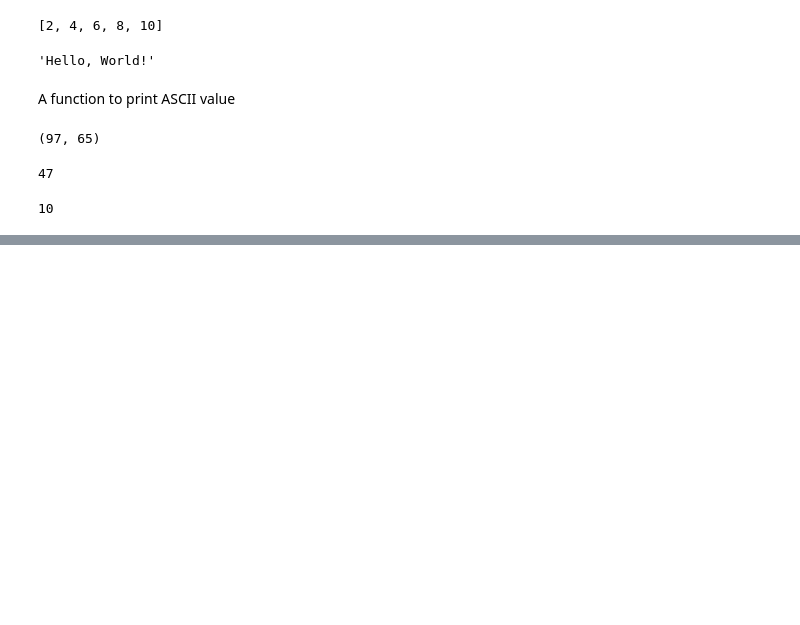
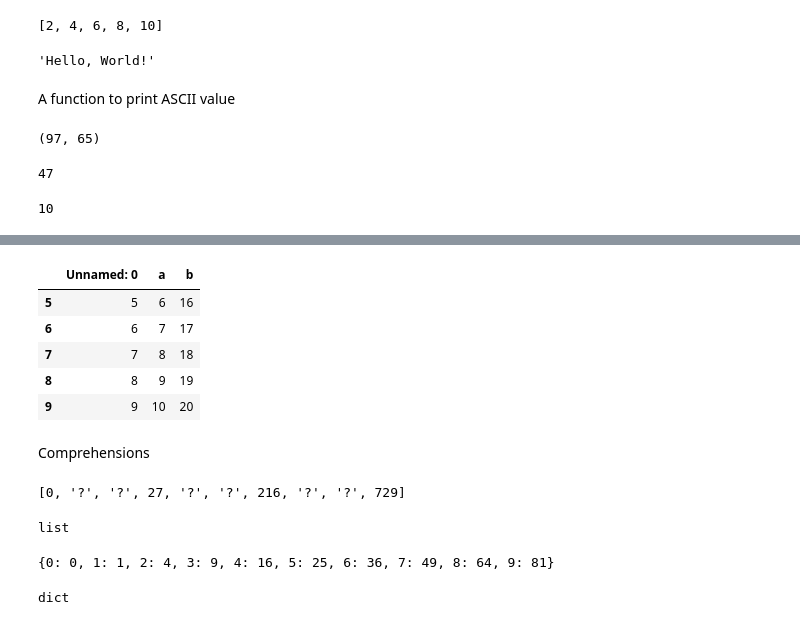
Before and after one commit to yesdeepakmittal/pytraining, a Jupyter notebook: PyDay09.ipynb, the cells around one changed output, grey strips where cells are left out. Saved outputs shown, nothing was run; the diff lists cells and outputs as text; code cells hidden in the pictures; blank space fills up the shorter version.

```diff
--- a/PyDay09.ipynb
+++ b/PyDay09.ipynb
@@ -166,0 +341,27 @@ ord('\n')
+# %%
+next(temp)
+# %% [output]
+|  | Unnamed: 0 | a | b |
+| 5 | 5 | 6 | 16 |
+| 6 | 6 | 7 | 17 |
+| 7 | 7 | 8 | 18 |
+| 8 | 8 | 9 | 19 |
+| 9 | 9 | 10 | 20 |
+# %% [markdown]
+Comprehensions
+# %%
+[n**3 if n%3 == 0 else '?' for n in range(10)]
+# %% [output]
+[0, '?', '?', 27, '?', '?', 216, '?', '?', 729]
+# %%
+type([n**3 if n%3 == 0 else '?' for n in range(10)])
+# %% [output]
+list
+# %%
+{i: i**2 for i in range(10)}
+# %% [output]
+{0: 0, 1: 1, 2: 4, 3: 9, 4: 16, 5: 25, 6: 36, 7: 49, 8: 64, 9: 81}
+# %%
+type({i: i**2 for i in range(10)})
+# %% [output]
+dict
```
Also changed, not shown: parts of 32 cells of this notebook.
